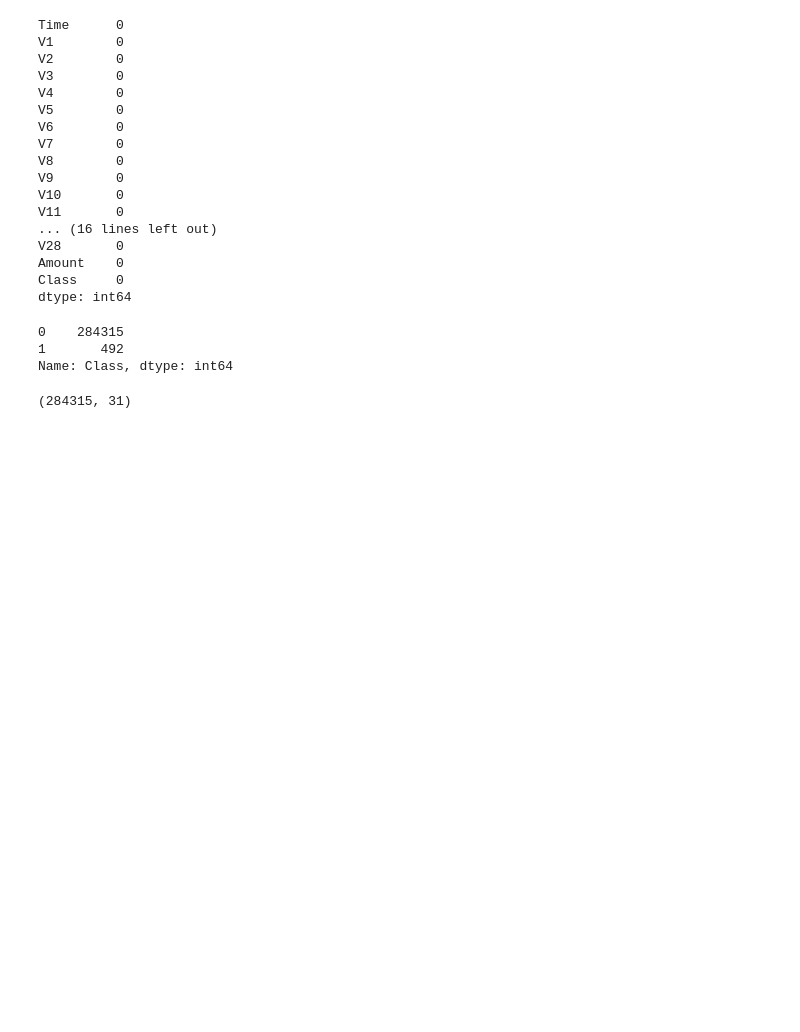
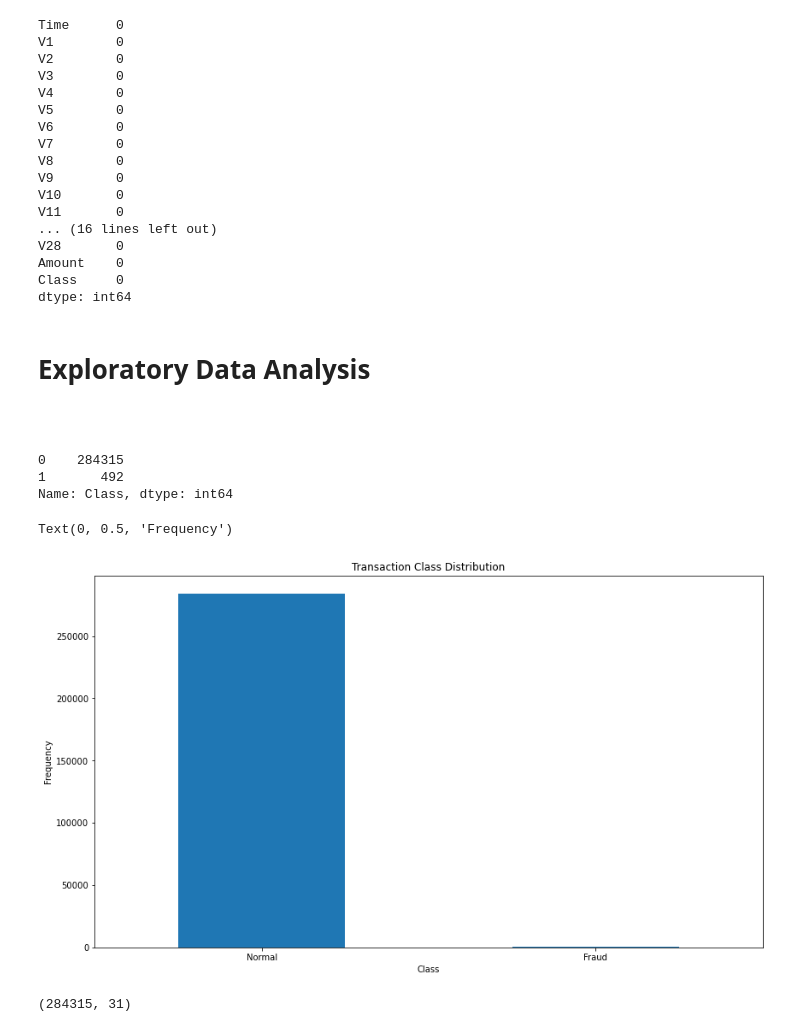
Before and after one commit to onlysachd/Credit-Card-Fraud-detection, a Jupyter notebook: Credit Card Fraud detection.ipynb, the cells around one changed output. Cells and saved outputs as stored; diff of their text form; code cells hidden in the pictures; blank space fills up the shorter version.

```diff
--- a/Credit Card Fraud detection.ipynb
+++ b/Credit Card Fraud detection.ipynb
@@ -1,6 +1,10 @@
 # %%
 import numpy as np
 import pandas as pd
+import matplotlib.pyplot as  plt
+import seaborn as sns
+from pylab import rcParams
+rcParams['figure.figsize'] = 14, 8
 # %%
 df = pd.read_csv('creditcard.csv')
 # %%
@@ -53,12 +61,33 @@ V28       0
 Amount    0
 Class     0
 dtype: int64
+# %% [markdown]
+# Exploratory Data Analysis
+# %% [markdown]
+###
 # %%
 df['Class'].value_counts()
 # %% [output]
 0    284315
 1       492
 Name: Class, dtype: int64
+# %%
+LABELS = ["Normal", "Fraud"]
+# %%
+count_classes = pd.value_counts(df['Class'], sort = True)
+
+count_classes.plot(kind = 'bar', rot=0)
+
+plt.title("Transaction Class Distribution")
+
+plt.xticks(range(2), LABELS)
+
+plt.xlabel("Class")
+
+plt.ylabel("Frequency")
+# %% [output]
+Text(0, 0.5, 'Frequency')
+[figure, added]
 # %%
 legit = df[df.Class==0]
 fraud = df[df.Class==1]
```
Also changed, not shown: parts of 7 cells of this notebook.
